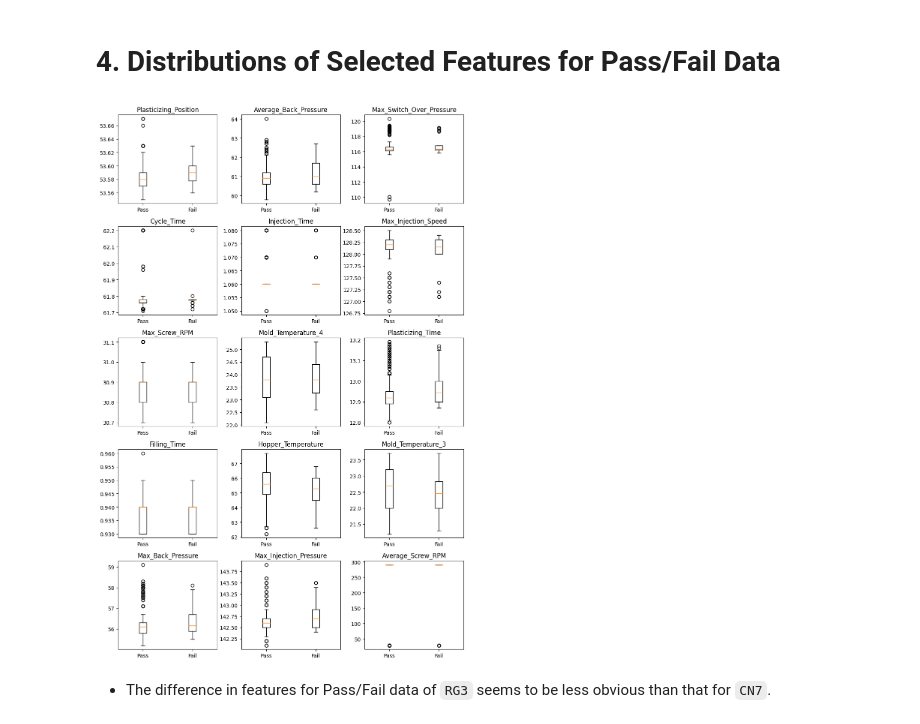
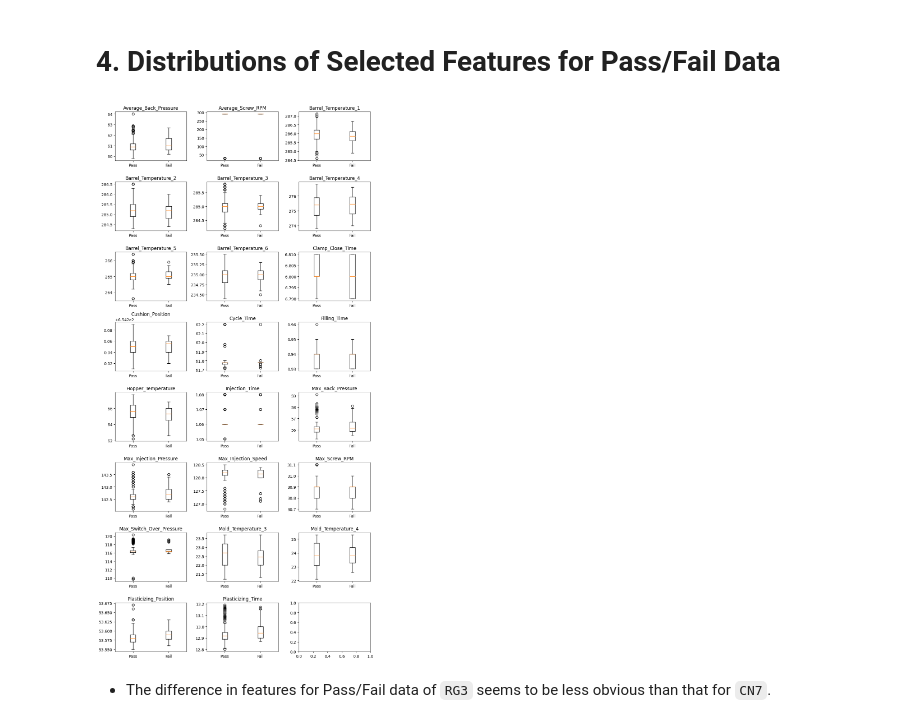
Before and after one commit to johnwslee/injection_molding_analysis, a Jupyter notebook: notebooks/2-2_EDA_on_RG3.ipynb, the cells around one changed output. Saved outputs shown, nothing was run; the diff lists cells and outputs as text; code cells hidden in the pictures.

```diff
--- a/notebooks/2-2_EDA_on_RG3.ipynb
+++ b/notebooks/2-2_EDA_on_RG3.ipynb
@@ -226,25 +223,25 @@ final_features = [
 ]
 # %%
-fig, axs = plt.subplots(figsize=(10, 15), nrows=5, ncols=3)
+fig, axs = plt.subplots(figsize=(10, 20), nrows=8, ncols=3)
 
 r = 0
 c = 0
 for i, feat in enumerate(list(final_features)):
     axs[r, c].boxplot(
         [pass_df[f"{feat}"], fail_df[f"{feat}"]],
         # positions=[1, 3],
         labels=["Pass", "Fail"],
     )
     axs[r, c].set_title(f"{feat}")
     if c < 2:
         c += 1
     else:
         r += 1
         c = 0
 # fig.autofmt_xdate()
 plt.tight_layout()
 plt.show();
 # %% [output]
-[figure, old version]
+[figure, new version]
 # %% [markdown]
 - The difference in features for Pass/Fail data of `RG3` seems to be less obvious than that for `CN7`.
```
Also changed, not shown: parts of 5 cells of this notebook, 15 other files.
